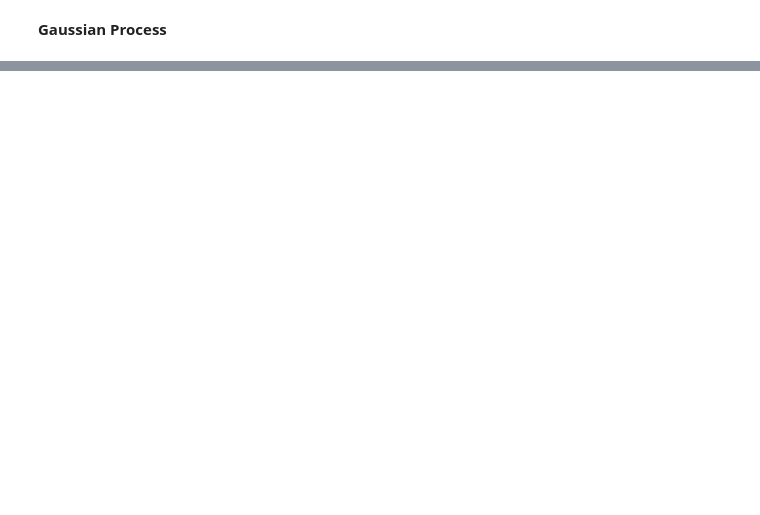
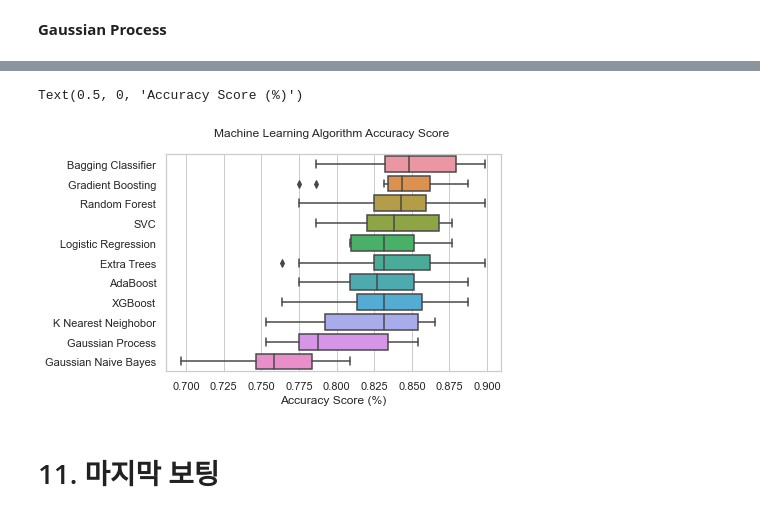
Before and after one commit to wy-july/titanic, a Jupyter notebook: Untitled.ipynb, the cells around one changed output, grey strips where cells are left out. Cells and saved outputs as stored; diff of their text form; code cells hidden in the pictures; blank space fills up the shorter version.

```diff
--- a/Untitled.ipynb
+++ b/Untitled.ipynb
@@ -1825,0 +1901,14 @@ n_restarts_optimizer = [0,1,2,3]
+# %%
+n_estimators = [10, 25, 50, 75, 100]
+max_depth = [3, None]
+max_features = [0.1, 0.2, 0.5, 0.8]
+min_samples_split = [2, 10]
+min_samples_leaf = [2,10]
+
+hyperparams = {'n_estimators' : n_estimators, 'max_depth' : max_depth, 'max_features' : max_features, 'min_samples_split' : min_samples_split, 'min_samples_leaf' : min_samples_leaf}
+
+gd = GridSearchCV(estimator=ExtraTreesClassifier(), param_grid=hyperparams, verbose=True, cv=5, scoring="accuracy", n_jobs=-1)
+
+gd.fit(X_train, y_train)
+print(gd.best_score_)
+print(gd.best_params_)
@@ -1825,0 +1921,12 @@ n_restarts_optimizer = [0,1,2,3]
+# %%
+n_estimators = [10,50,75,100,200]
+max_samples = [0.1, 0.2, 0.5, 0.8, 1.0]
+max_features = [0.1, 0.2, 0.5, 0.8, 1.0]
+
+hyperparams = {'n_estimators' : n_estimators, 'max_samples' : max_samples, 'max_features' : max_features}
+
+gd = GridSearchCV(estimator=BaggingClassifier(), param_grid=hyperparams, verbose=True, cv=5, scoring="accuracy", n_jobs=-1)
+
+gd.fit(X_train, y_train)
+print(gd.best_score_)
+print(gd.best_params_)
@@ -1825,0 +1997,15 @@ n_restarts_optimizer = [0,1,2,3]
+# %%
+results = pd.DataFrame(scores3).T
+results['mean'] = results.mean(1)
+result_df = results.sort_values(by='mean', ascending=False)
+result_df.head(11)
+
+result_df = result_df.drop(['mean'], axis=1)
+sns.boxplot(data=result_df.T, orient='h')
+plt.title('Machine Learning Algorithm Accuracy Score \n')
+plt.xlabel('Accuracy Score (%)')
+# %% [output]
+Text(0.5, 0, 'Accuracy Score (%)')
+[figure, added]
+# %% [markdown]
+# 11. 마지막 보팅
```
Also changed, not shown: parts of 35 cells of this notebook, 2 other files.
